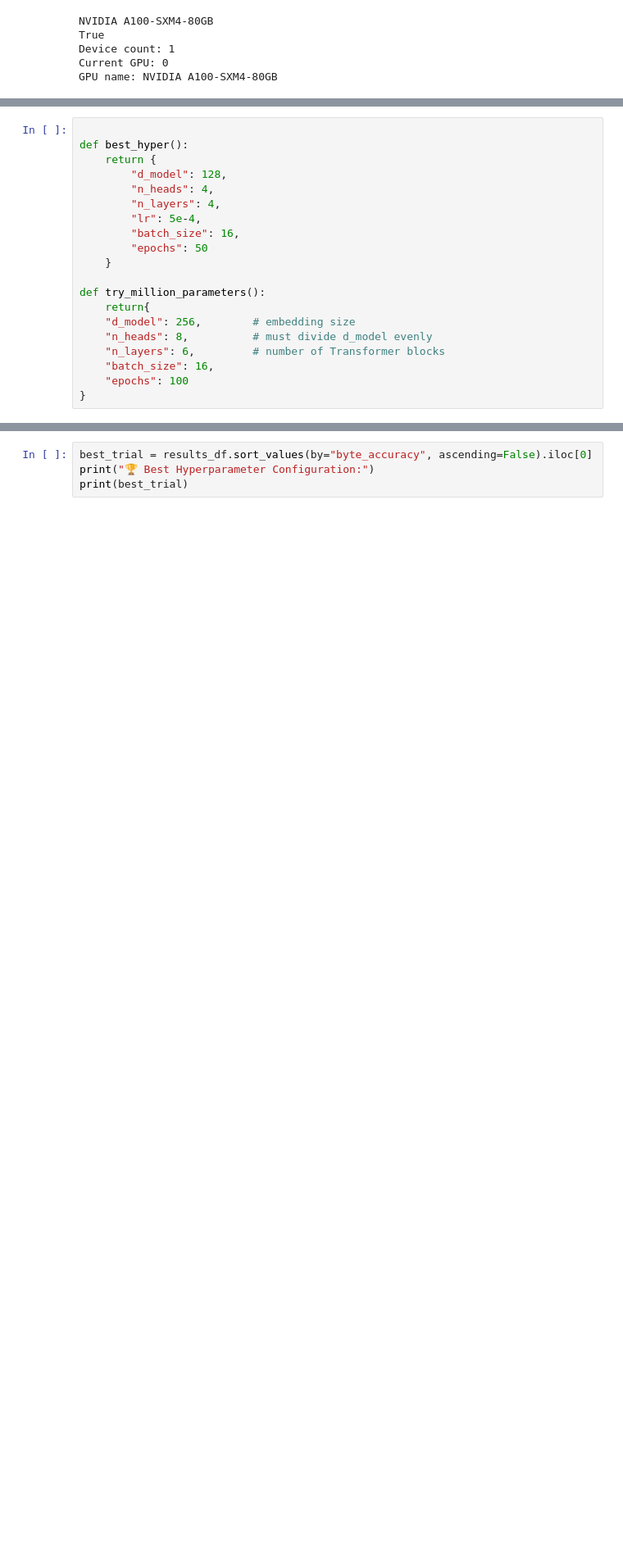
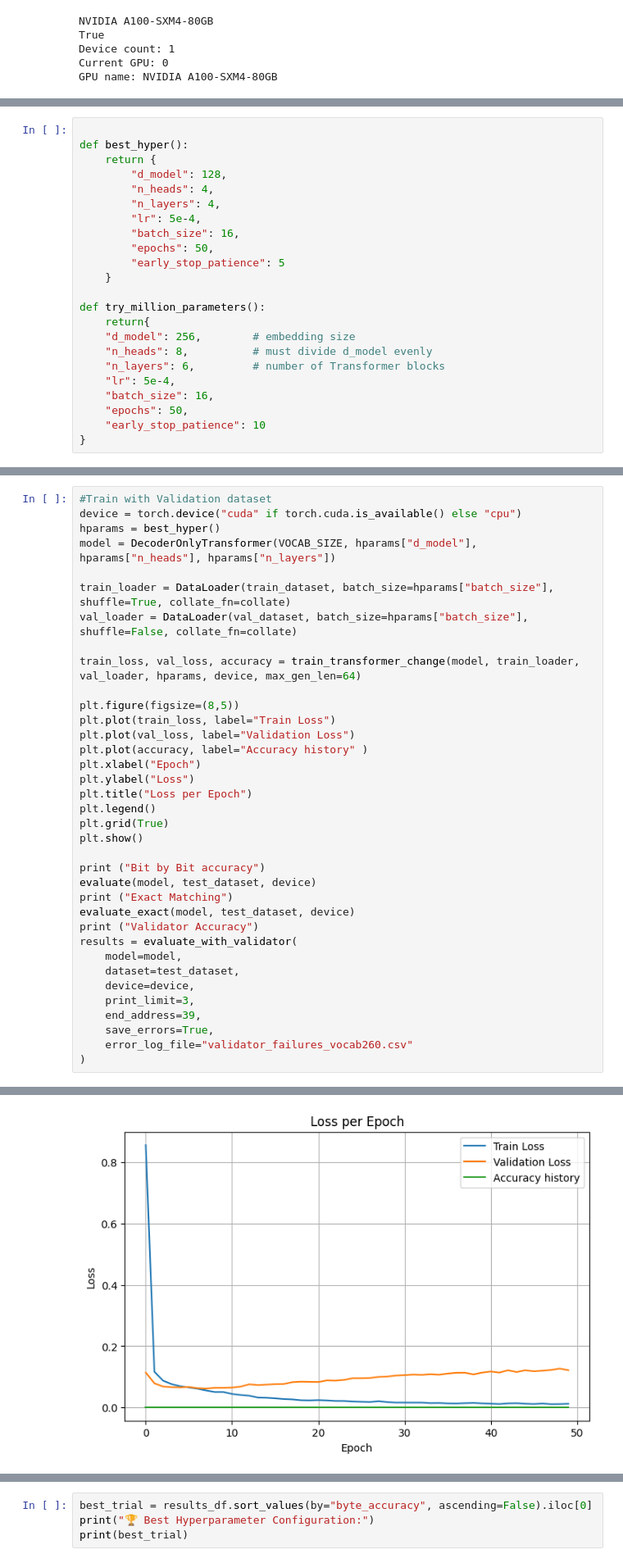
Before and after one commit to Renata1214/DecoderModel_SummerInternship, a Jupyter notebook: decoder.ipynb, the cells around one changed output, grey strips where cells are left out. Shown at 82% size. Drawn from its saved outputs; the diff is of its cells as text; blank space fills up the shorter version.

```diff
--- a/decoder.ipynb
+++ b/decoder.ipynb
@@ -459,7 +729,8 @@ def best_hyper():
         "n_layers": 4,
         "lr": 5e-4,
         "batch_size": 16,
-        "epochs": 50
+        "epochs": 50,
+        "early_stop_patience": 5
     }
 
 def try_million_parameters():
@@ -467,6 +738,8 @@ def try_million_parameters():
     "d_model": 256,        # embedding size
     "n_heads": 8,          # must divide d_model evenly
     "n_layers": 6,         # number of Transformer blocks
+    "lr": 5e-4,
     "batch_size": 16,
-    "epochs": 100
+    "epochs": 50,
+    "early_stop_patience": 10
 }
@@ -510,0 +746,37 @@ def try_million_parameters():
+# %%
+#Train with Validation dataset
+device = torch.device("cuda" if torch.cuda.is_available() else "cpu")
+hparams = best_hyper()
+model = DecoderOnlyTransformer(VOCAB_SIZE, hparams["d_model"], hparams["n_heads"], hparams["n_layers"])
+
+train_loader = DataLoader(train_dataset, batch_size=hparams["batch_size"], shuffle=True, collate_fn=collate)
+val_loader = DataLoader(val_dataset, batch_size=hparams["batch_size"], shuffle=False, collate_fn=collate)
+
+train_loss, val_loss, accuracy = train_transformer_change(model, train_loader, val_loader, hparams, device, max_gen_len=64)
+
+plt.figure(figsize=(8,5))
+plt.plot(train_loss, label="Train Loss")
+plt.plot(val_loss, label="Validation Loss")
+plt.plot(accuracy, label="Accuracy history" )
+plt.xlabel("Epoch")
+plt.ylabel("Loss")
+plt.title("Loss per Epoch")
+plt.legend()
+plt.grid(True)
+plt.show()
+
+print ("Bit by Bit accuracy")
+evaluate(model, test_dataset, device)
+print ("Exact Matching")
+evaluate_exact(model, test_dataset, device)
+print ("Validator Accuracy")
+results = evaluate_with_validator(
+    model=model,
+    dataset=test_dataset,
+    device=device,
+    print_limit=3,
+    end_address=39,
+    save_errors=True,
+    error_log_file="validator_failures_vocab260.csv"
+)
+# %% [output]
@@ -510,0 +800 @@ def try_million_parameters():
+[figure, added]
```
Also changed, not shown: parts of 29 cells of this notebook, 3 other files.
